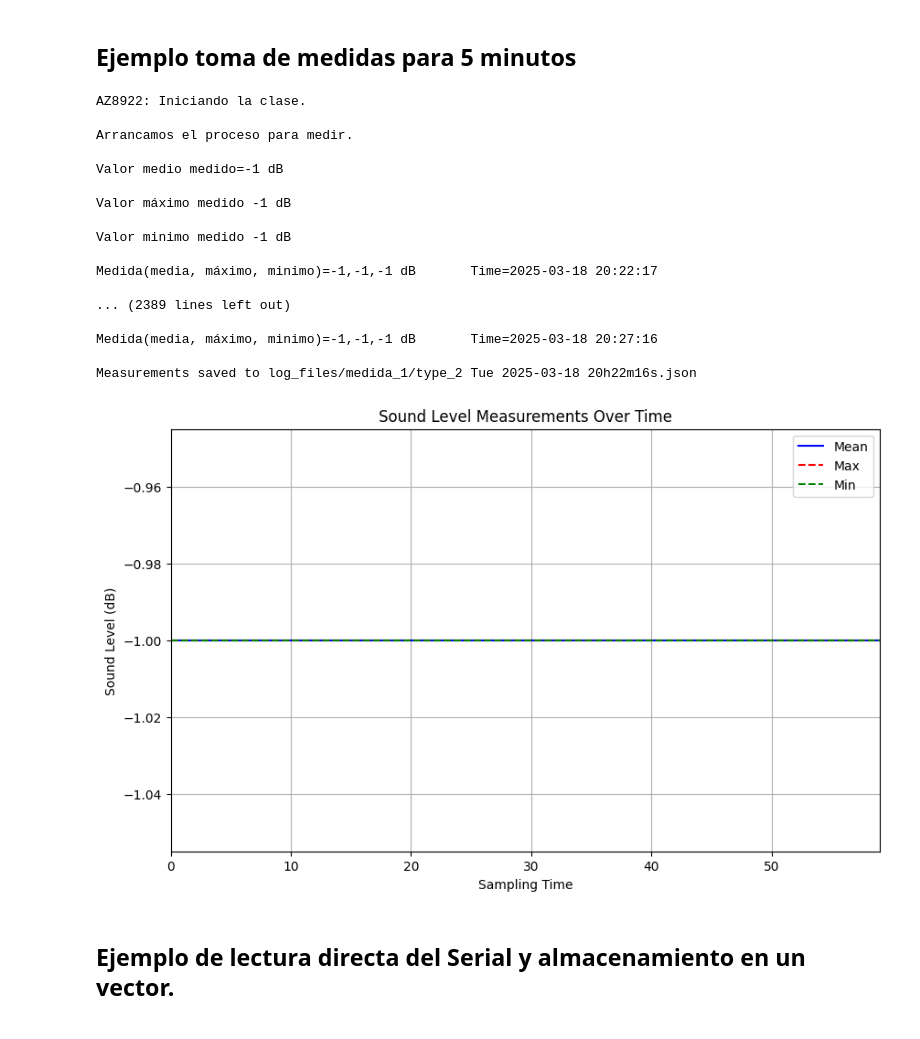
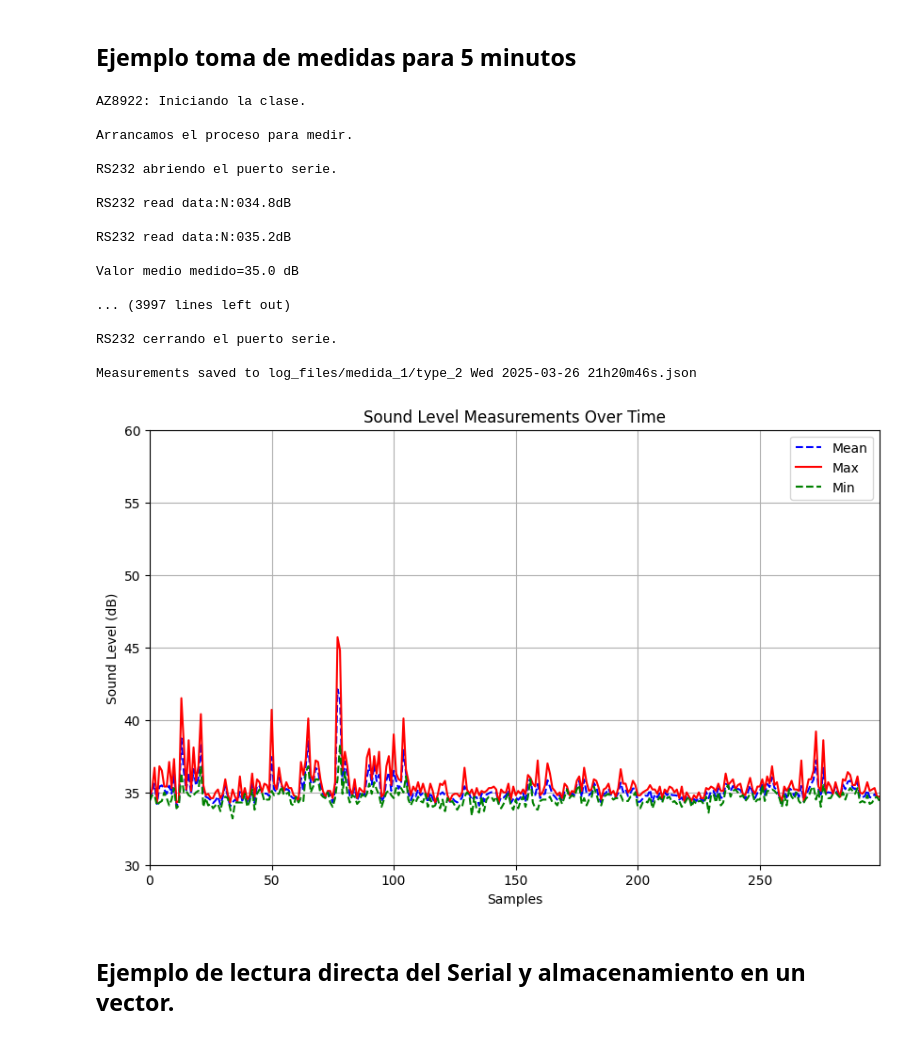
Before and after one commit to vanishady/SoundLevelMeter, a Jupyter notebook: Medida_1.ipynb, the cells around one changed output. Drawn from its saved outputs; the diff is of its cells as text; code cells hidden in the pictures.

```diff
--- a/Medida_1.ipynb
+++ b/Medida_1.ipynb
@@ -15,6 +16,9 @@ import os
 path = 'log_files/medida_1'
 if not os.path.exists(path):
     os.makedirs(path)
+
+# global port variable
+SELECTED_PORT = 'COM3'
 # %%
 import threading
 import time
@@ -142,7 +147,7 @@ running = True  # Thread running condition.
 
 
 #Llamada a la función y crea objeto de la clase AZ8922
-port_AZ8922 = 'COM4'
+port_AZ8922 = SELECTED_PORT
 sound_level_meter = AZ8922(port_AZ8922)
 
 print(Green+"Arrancamos el proceso para medir.\n")
@@ -263,7 +274,7 @@ running = True
 
 
 #Llamada a la función y crea objeto de la clase AZ8922
-port_AZ8922 = 'COM4'
+port_AZ8922 = SELECTED_PORT
 sound_level_meter = AZ8922(port_AZ8922)
 
 print(Green+"Arrancamos el proceso para medir.\n")
@@ -311,47 +322,51 @@ AZ8922: Iniciando la clase.
 
 Arrancamos el proceso para medir.
 
-Valor medio medido=-1 dB
+RS232 abriendo el puerto serie.
 
-Valor máximo medido -1 dB
+RS232 read data:N:034.8dB
 
-Valor minimo medido -1 dB
+RS232 read data:N:035.2dB
 
-Medida(media, máximo, minimo)=-1,-1,-1 dB       Time=2025-03-18 20:22:17
+Valor medio medido=35.0 dB
 
-... (2389 lines left out)
+... (3997 lines left out)
 
-Medida(media, máximo, minimo)=-1,-1,-1 dB       Time=2025-03-18 20:27:16
+RS232 cerrando el puerto serie.
 
-Measurements saved to log_files/medida_1/type_2 Tue 2025-03-18 20h22m16s.json
+Measurements saved to log_files/medida_1/type_2 Wed 2025-03-26 21h20m46s.json
 # %%
 import matplotlib.pyplot as plt
+
+pic_path = 'Pics/medida_1/type_2 '+format_time(time.time(), True)
 
 # Load the measurements from the JSON file.
 with open(json_file, 'r') as f:
     measurements = json.load(f)
 
 times = [m["time"] for m in measurements]
 means = [m["mean"] for m in measurements]
 maxs = [m["max"] for m in measurements]
 mins = [m["min"] for m in measurements]
 
 m_number = list(range(0,len(measurements)))
 
 # Plot the measurements
 plt.figure(figsize=(10, 6))
-plt.plot(m_number, means, label="Mean", color="blue")
-plt.plot(m_number, maxs, label="Max", color="red", linestyle="--")
+plt.plot(m_number, means, label="Mean", color="blue", linestyle="--")
+plt.plot(m_number, maxs, label="Max", color="red")
 plt.plot(m_number, mins, label="Min", color="green", linestyle="--")
 plt.xlim(0, len(measurements)-1)
-plt.xlabel("Sampling Time")
+plt.ylim(30, 60)
+plt.xlabel("Samples")
 plt.ylabel("Sound Level (dB)")
 plt.title("Sound Level Measurements Over Time")
 plt.legend()
 plt.grid(True)
+plt.savefig(pic_path+'.png')
 plt.show()
 # %% [output]
-[figure, old version]
+[figure, new version]
 # %% [markdown]
 ## Ejemplo de lectura directa del Serial y almacenamiento en un vector.
 # %%
```
Also changed, not shown: parts of 6 cells of this notebook, 50 other files.
